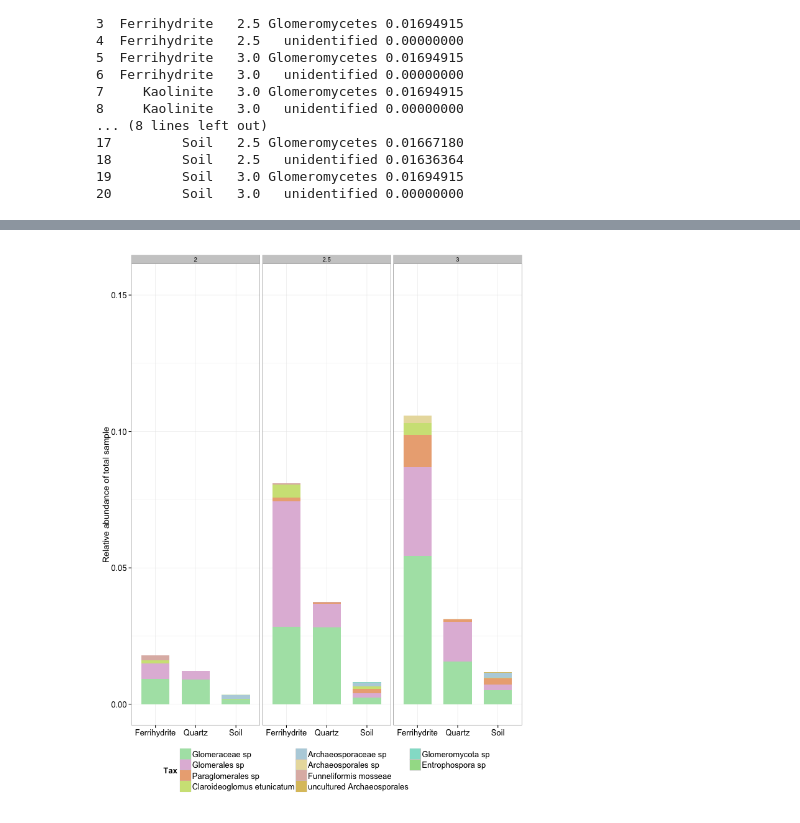
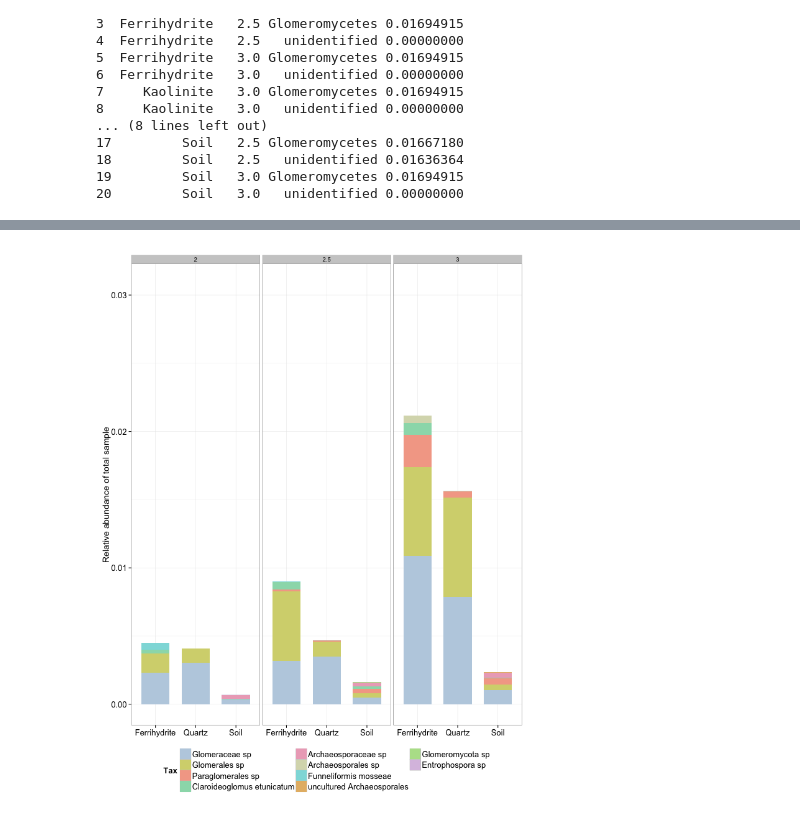
Before and after one commit to TheaWhitman/MineralITS, a Jupyter notebook: manuscript_figures/Stacked_Bar.ipynb, the cells around one changed output, grey strips where cells are left out. Saved outputs shown, nothing was run; the diff lists cells and outputs as text; code cells hidden in the pictures.

Commit message:
Fixing means for stacked bar

```diff
--- a/manuscript_figures/Stacked_Bar.ipynb
+++ b/manuscript_figures/Stacked_Bar.ipynb
@@ -364,9 +364,9 @@ d.plot = mdf %>%
 #    filter(Month == 2.5) %>%
     filter(sum(Abundance)>0)%>%
     mutate(abund.insample = Abundance / sum(Abundance))%>%
-    group_by(OTU,Trtmt,Month,Species) %>%
+    group_by(OTU,Trtmt,Month,Family) %>%
     summarize(mean.relabund = mean(abund.insample))%>%
-    group_by(Trtmt,Month,Species) %>%
+    group_by(Trtmt,Month,Family) %>%
     summarize(relabund=sum(mean.relabund))
 
 colnames(d.plot) <- c("Trtmt", "Month", "Tax", "Abundance")
@@ -413,11 +413,13 @@ d.plot = mdf %>%
     filter(sum(Abundance)>totabund) %>%
     mutate(Total=sum(Abundance))%>%
     filter(Phylum=="Glomeromycota")%>%
+    filter(sum(Abundance)>0)%>%
     filter(Trtmt != "Kaolinite" & Trtmt != "Heavy Fraction") %>%
-#    filter(Month == 2.5) %>%
     mutate(relabund = Abundance / Total)%>%
-    group_by(Species,Trtmt,Month) %>%
+    group_by(Sample,Species,Trtmt,Month) %>%
     summarize(relabund=sum(relabund)) %>%
+    group_by(Species,Trtmt,Month)%>%
+    summarize(relabund=mean(relabund)) %>%
     arrange(Trtmt,Month)
 
 colnames(d.plot) <- c("Tax", "Trtmt", "Month", "Abundance")
@@ -426,31 +428,31 @@ mean.Abund = ddply(d.plot, .(Tax), summarize, M = mean(Abundance))
 # Calculate the phyla's mean abundances
 d.plot$Tax = factor(d.plot$Tax, levels=mean.Abund[order(-mean.Abund$M),]$Tax)
 # Order the Phyla by abundance
 
 d.plot$Trtmt = ordered(d.plot$Trtmt, levels = c("Ferrihydrite", "Quartz", "Kaolinite", "Heavy Fraction", "Soil"))
 
 d.plot<-d.plot[with(d.plot, order(Month, Trtmt, Tax)),]
 # Sort the whole dataframe by this phylum order
 
 scheme <- iwanthue()
 colors = scheme$hex(length(unique(d.plot$Tax)), color_space = hcl_presets$pastel)
 
 p = ggplot(d.plot, aes(x = Trtmt, y = Abundance, fill = Tax))
 
 p = p + facet_grid(. ~Month, scales = "free_y", space = "free")
 
 p = p + scale_fill_manual(values = colors)
 
 p = p + geom_bar(stat = "identity", width = 0.70)
 
 p = p + guides(fill = guide_legend(ncol = 3))
 
 p = p + theme_bw() + labs(y="Relative abundance of total sample")
 
 p = p + theme(axis.text = element_text(size=13), axis.title.x = element_blank(),
               axis.title.y = element_text(size=14),
                   legend.position="bottom", legend.text=element_text(size=13), legend.title=element_text(size=13))
 
 p
 # %% [output]
-[figure, old version]
+[figure, new version]
```
Also changed, not shown: parts of 4 cells of this notebook.
